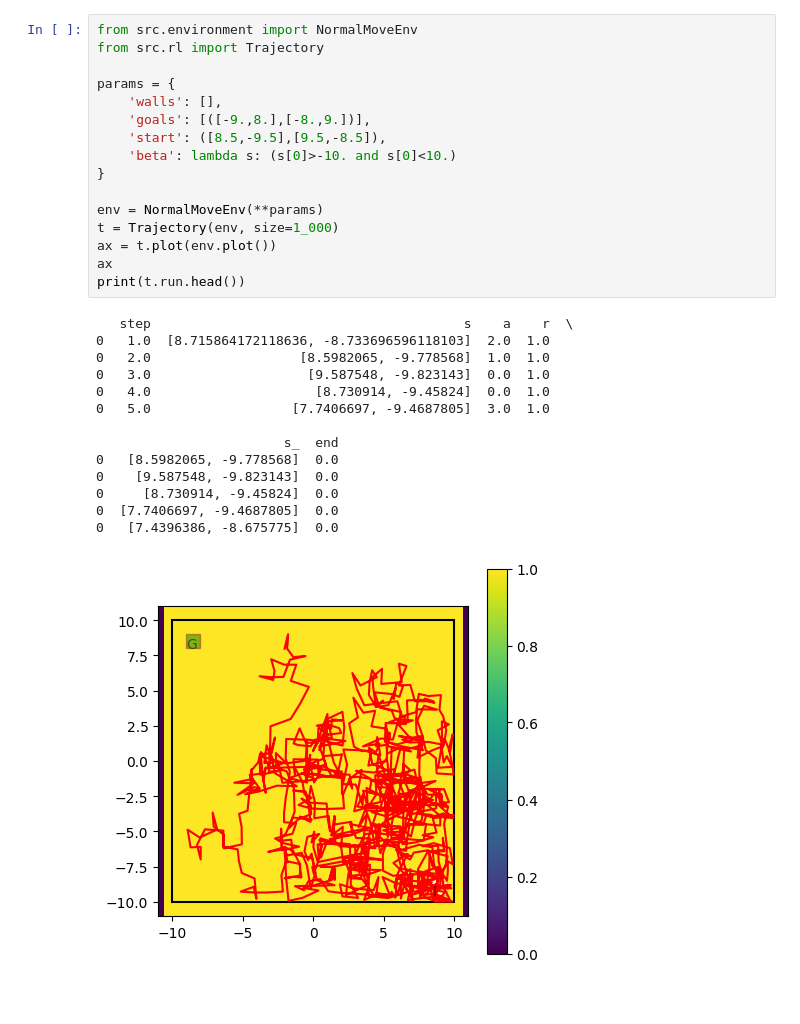
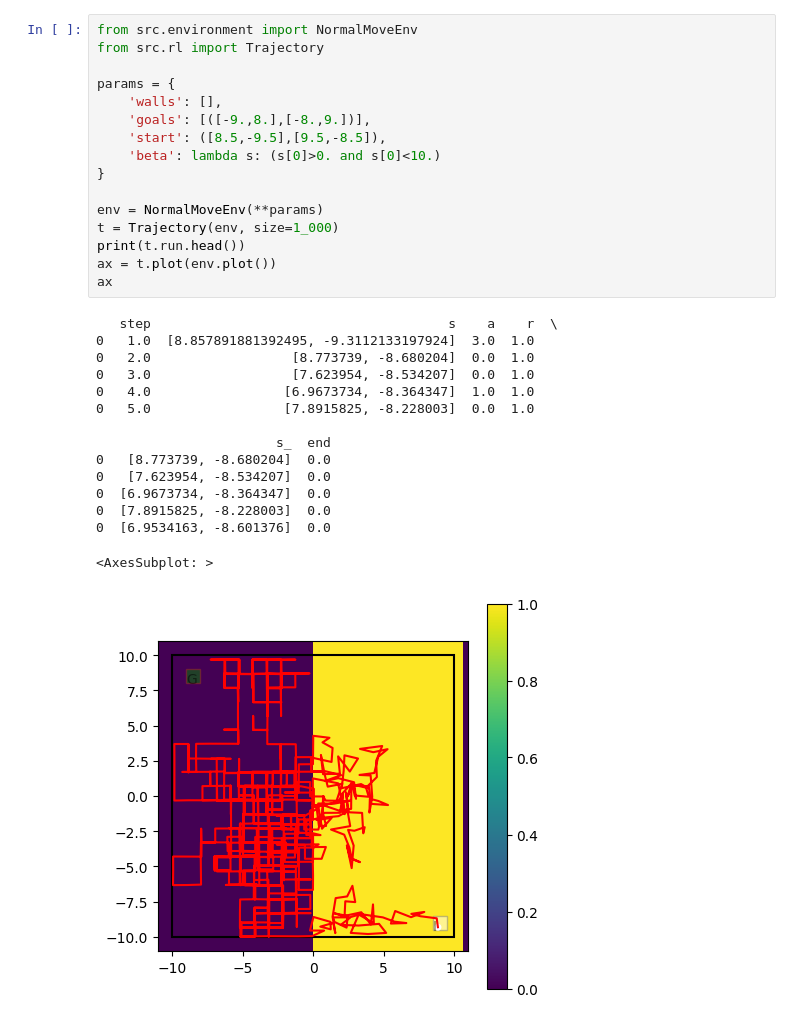
Before and after one commit to guialba/kmbrl, a Jupyter notebook: notebooks/10_teste.ipynb, the cells around one changed output. Saved outputs shown, nothing was run; the diff lists cells and outputs as text.

```diff
--- a/notebooks/10_teste.ipynb
+++ b/notebooks/10_teste.ipynb
@@ -77,31 +86,32 @@ model = StateModel()
 # %%
 from src.environment import NormalMoveEnv
 from src.rl import Trajectory
 
 params = {
     'walls': [],
     'goals': [([-9.,8.],[-8.,9.])],
     'start': ([8.5,-9.5],[9.5,-8.5]),
-    'beta': lambda s: (s[0]>-10. and s[0]<10.)
+    'beta': lambda s: (s[0]>0. and s[0]<10.)
 }
 
 env = NormalMoveEnv(**params)
 t = Trajectory(env, size=1_000)
+print(t.run.head())
 ax = t.plot(env.plot())
 ax
-print(t.run.head())
 # %% [output]
-   step                                        s    a    r  \
-0   1.0  [8.715864172118636, -8.733696596118103]  2.0  1.0
-0   2.0                   [8.5982065, -9.778568]  1.0  1.0
-0   3.0                    [9.587548, -9.823143]  0.0  1.0
-0   4.0                     [8.730914, -9.45824]  0.0  1.0
-0   5.0                  [7.7406697, -9.4687805]  3.0  1.0
+   step                                      s    a    r  \
+0   1.0  [8.857891881392495, -9.3112133197924]  3.0  1.0
+0   2.0                  [8.773739, -8.680204]  0.0  1.0
+0   3.0                  [7.623954, -8.534207]  0.0  1.0
+0   4.0                 [6.9673734, -8.364347]  1.0  1.0
+0   5.0                 [7.8915825, -8.228003]  0.0  1.0
 
-                        s_  end
-0   [8.5982065, -9.778568]  0.0
-0    [9.587548, -9.823143]  0.0
-0     [8.730914, -9.45824]  0.0
-0  [7.7406697, -9.4687805]  0.0
-0   [7.4396386, -8.675775]  0.0
+                       s_  end
+0   [8.773739, -8.680204]  0.0
+0   [7.623954, -8.534207]  0.0
+0  [6.9673734, -8.364347]  0.0
+0  [7.8915825, -8.228003]  0.0
+0  [6.9534163, -8.601376]  0.0
+<AxesSubplot: >
-[figure, old version]
+[figure, new version]
```
Also changed, not shown: parts of 6 cells of this notebook, 2 other files.
